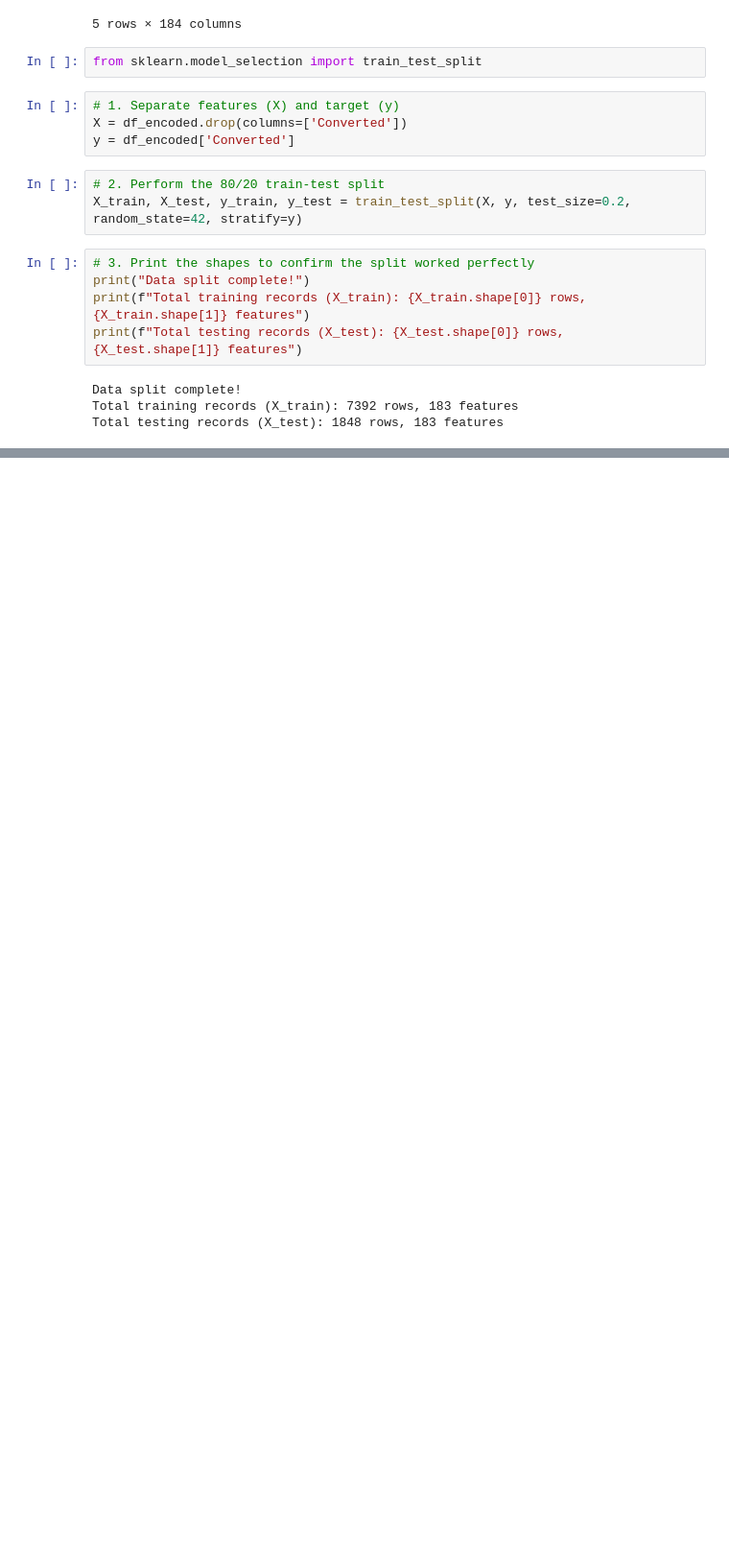
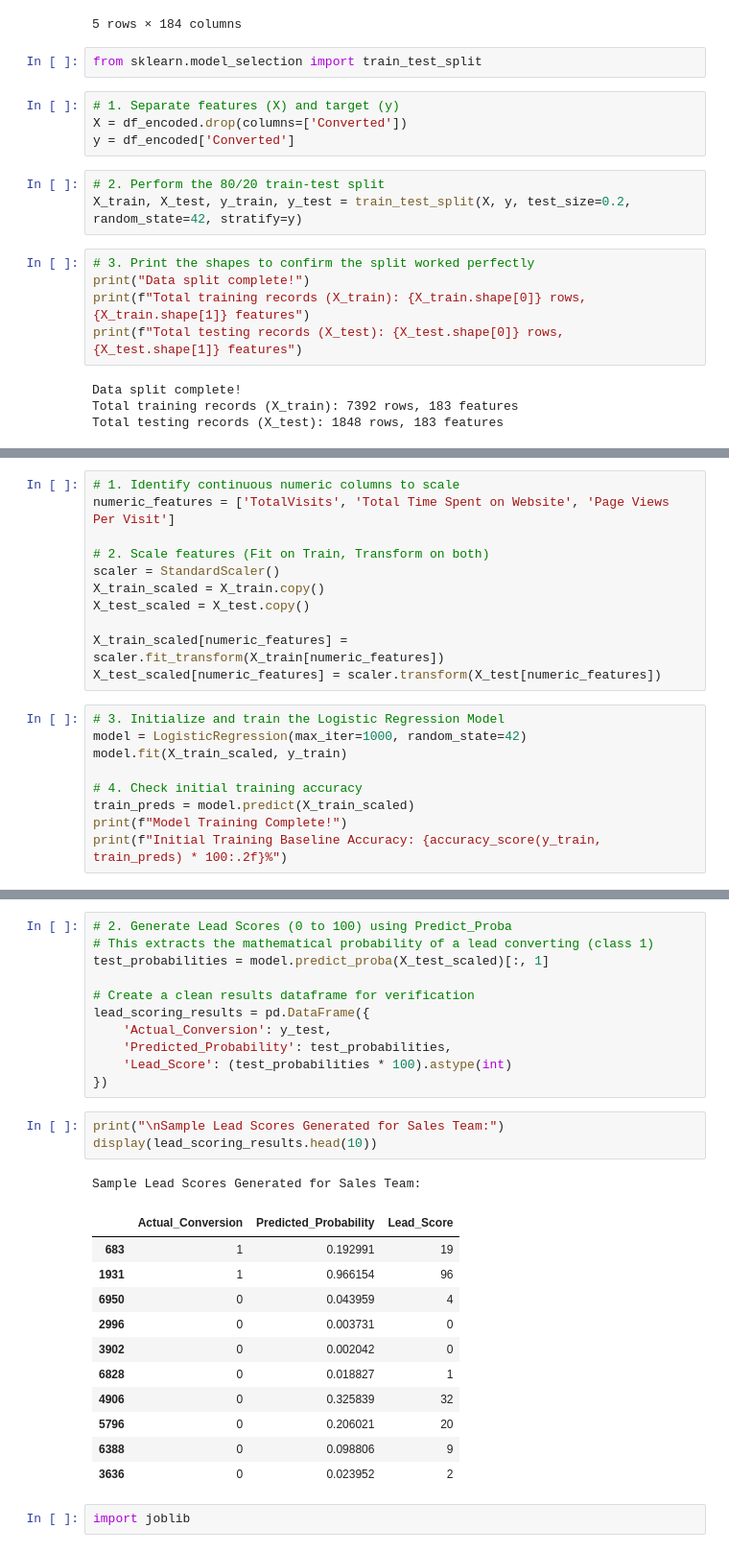
Before and after one commit to harshtatmute/AI-Sales-Agent-Project, a Jupyter notebook: Lead_Scoring_EDA.ipynb, the cells around one changed output, grey strips where cells are left out. Shown at 96% size. Drawn from its saved outputs; the diff is of its cells as text; blank space fills up the shorter version.

```diff
--- a/Lead_Scoring_EDA.ipynb
+++ b/Lead_Scoring_EDA.ipynb
@@ -256,0 +261,20 @@ Total testing records (X_test): 1848 rows, 183 features
+# %%
+# 1. Identify continuous numeric columns to scale
+numeric_features = ['TotalVisits', 'Total Time Spent on Website', 'Page Views Per Visit']
+
+# 2. Scale features (Fit on Train, Transform on both)
+scaler = StandardScaler()
+X_train_scaled = X_train.copy()
+X_test_scaled = X_test.copy()
+
+X_train_scaled[numeric_features] = scaler.fit_transform(X_train[numeric_features])
+X_test_scaled[numeric_features] = scaler.transform(X_test[numeric_features])
+# %%
+# 3. Initialize and train the Logistic Regression Model
+model = LogisticRegression(max_iter=1000, random_state=42)
+model.fit(X_train_scaled, y_train)
+
+# 4. Check initial training accuracy
+train_preds = model.predict(X_train_scaled)
+print(f"Model Training Complete!")
+print(f"Initial Training Baseline Accuracy: {accuracy_score(y_train, train_preds) * 100:.2f}%")
@@ -256,0 +306,29 @@ Total testing records (X_test): 1848 rows, 183 features
+# %%
+# 2. Generate Lead Scores (0 to 100) using Predict_Proba
+# This extracts the mathematical probability of a lead converting (class 1)
+test_probabilities = model.predict_proba(X_test_scaled)[:, 1]
+
+# Create a clean results dataframe for verification
+lead_scoring_results = pd.DataFrame({
+    'Actual_Conversion': y_test,
+    'Predicted_Probability': test_probabilities,
+    'Lead_Score': (test_probabilities * 100).astype(int)
+})
+# %%
+print("\nSample Lead Scores Generated for Sales Team:")
+display(lead_scoring_results.head(10))
+# %% [output]
+Sample Lead Scores Generated for Sales Team:
+|  | Actual_Conversion | Predicted_Probability | Lead_Score |
+| 683 | 1 | 0.192991 | 19 |
+| 1931 | 1 | 0.966154 | 96 |
+| 6950 | 0 | 0.043959 | 4 |
+| 2996 | 0 | 0.003731 | 0 |
+| 3902 | 0 | 0.002042 | 0 |
+| 6828 | 0 | 0.018827 | 1 |
+| 4906 | 0 | 0.325839 | 32 |
+| 5796 | 0 | 0.206021 | 20 |
+| 6388 | 0 | 0.098806 | 9 |
+| 3636 | 0 | 0.023952 | 2 |
+# %%
+import joblib
```
Also changed, not shown: parts of 5 cells of this notebook, 3 other files.
